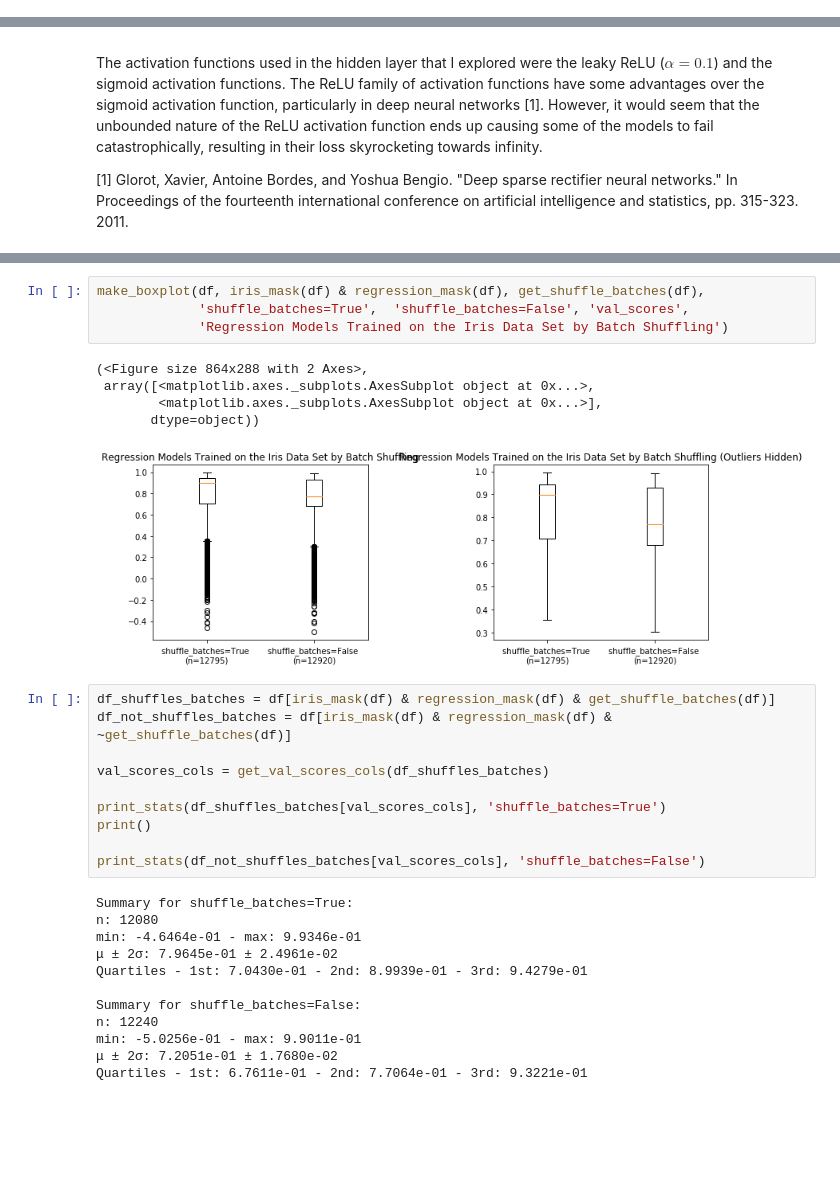
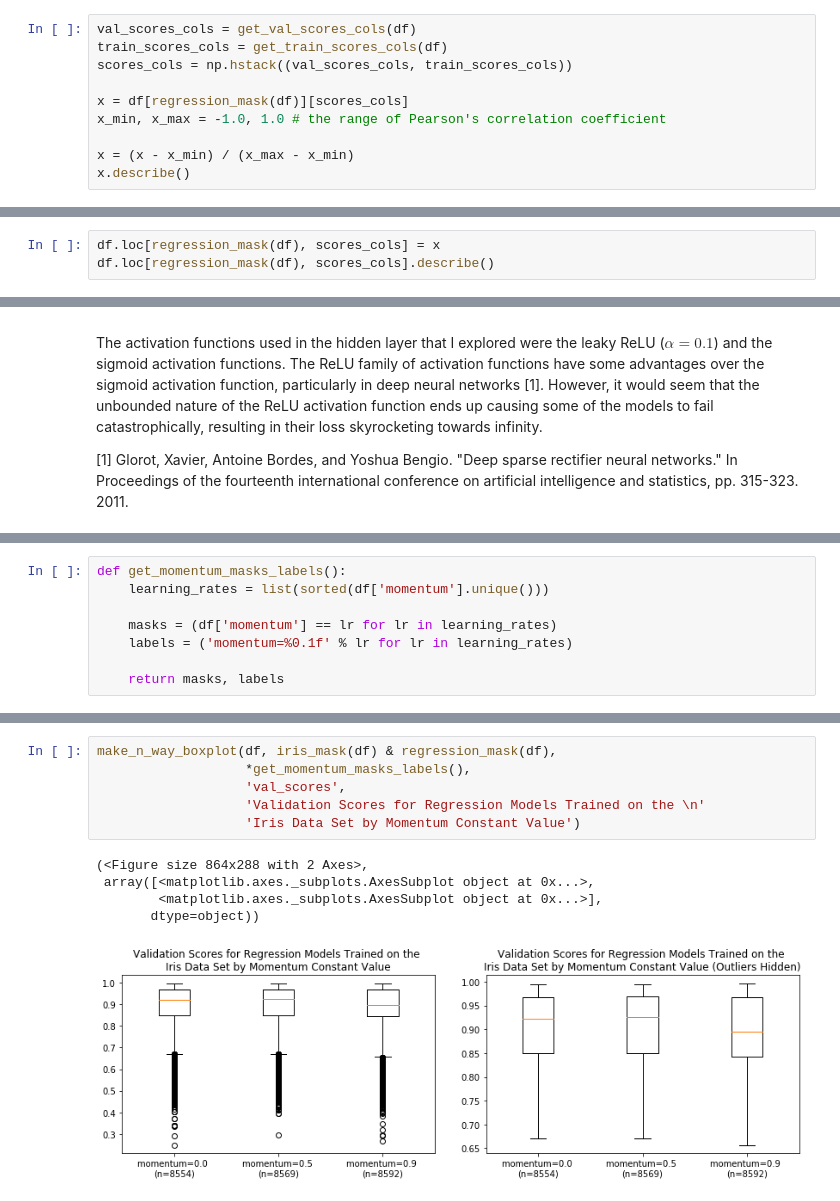
Before and after one commit to AnthonyDickson/Neural-Networks, a Jupyter notebook: notebooks/Analysis of Iris Dataset Results.ipynb, the cells around one changed output, grey strips where cells are left out. Drawn from its saved outputs; the diff is of its cells as text; blank space fills up the shorter version.

```diff
--- a/notebooks/Analysis of Iris Dataset Results.ipynb
+++ b/notebooks/Analysis of Iris Dataset Results.ipynb
@@ -84,0 +83,10 @@ First thing that you may notice is that all of the best regression models are us
+# %%
+val_scores_cols = get_val_scores_cols(df)
+train_scores_cols = get_train_scores_cols(df)
+scores_cols = np.hstack((val_scores_cols, train_scores_cols))
+
+x = df[regression_mask(df)][scores_cols]
+x_min, x_max = -1.0, 1.0 # the range of Pearson's correlation coefficient
+
+x = (x - x_min) / (x_max - x_min)
+x.describe()
@@ -84,0 +104,3 @@ First thing that you may notice is that all of the best regression models are us
+# %%
+df.loc[regression_mask(df), scores_cols] = x
+df.loc[regression_mask(df), scores_cols].describe()
@@ -402,0 +596,8 @@ plot_hue(df[iris_mask(df)], hue='batch_size', stacked=True, thresholds=(2, -1, 2
+# %%
+def get_momentum_masks_labels():
+    learning_rates = list(sorted(df['momentum'].unique()))
+
+    masks = (df['momentum'] == lr for lr in learning_rates)
+    labels = ('momentum=%0.1f' % lr for lr in learning_rates)
+
+    return masks, labels
@@ -403,32 +615,12 @@ plot_hue(df[iris_mask(df)], hue='batch_size', stacked=True, thresholds=(2, -1, 2
 # %%
-make_boxplot(df, iris_mask(df) & regression_mask(df), get_shuffle_batches(df),
-             'shuffle_batches=True',  'shuffle_batches=False', 'val_scores',
-             'Regression Models Trained on the Iris Data Set by Batch Shuffling')
+make_n_way_boxplot(df, iris_mask(df) & regression_mask(df),
+                   *get_momentum_masks_labels(),
+                   'val_scores',
+                   'Validation Scores for Regression Models Trained on the \n'
+                   'Iris Data Set by Momentum Constant Value')
 # %% [output]
 (<Figure size 864x288 with 2 Axes>,
  array([<matplotlib.axes._subplots.AxesSubplot object at 0x...>,
         <matplotlib.axes._subplots.AxesSubplot object at 0x...>],
        dtype=object))
-[figure, old version]
+[figure, new version]
-# %%
-df_shuffles_batches = df[iris_mask(df) & regression_mask(df) & get_shuffle_batches(df)]
-df_not_shuffles_batches = df[iris_mask(df) & regression_mask(df) & ~get_shuffle_batches(df)]
-
-val_scores_cols = get_val_scores_cols(df_shuffles_batches)
-
-print_stats(df_shuffles_batches[val_scores_cols], 'shuffle_batches=True')
-print()
-
-print_stats(df_not_shuffles_batches[val_scores_cols], 'shuffle_batches=False')
-# %% [output]
-Summary for shuffle_batches=True:
-n: 12080
-min: -4.6464e-01 - max: 9.9346e-01
-μ ± 2σ: 7.9645e-01 ± 2.4961e-02
-Quartiles - 1st: 7.0430e-01 - 2nd: 8.9939e-01 - 3rd: 9.4279e-01
-
-Summary for shuffle_batches=False:
-n: 12240
-min: -5.0256e-01 - max: 9.9011e-01
-μ ± 2σ: 7.2051e-01 ± 1.7680e-02
-Quartiles - 1st: 6.7611e-01 - 2nd: 7.7064e-01 - 3rd: 9.3221e-01
```
Also changed, not shown: parts of 60 cells of this notebook, 4 other files.
